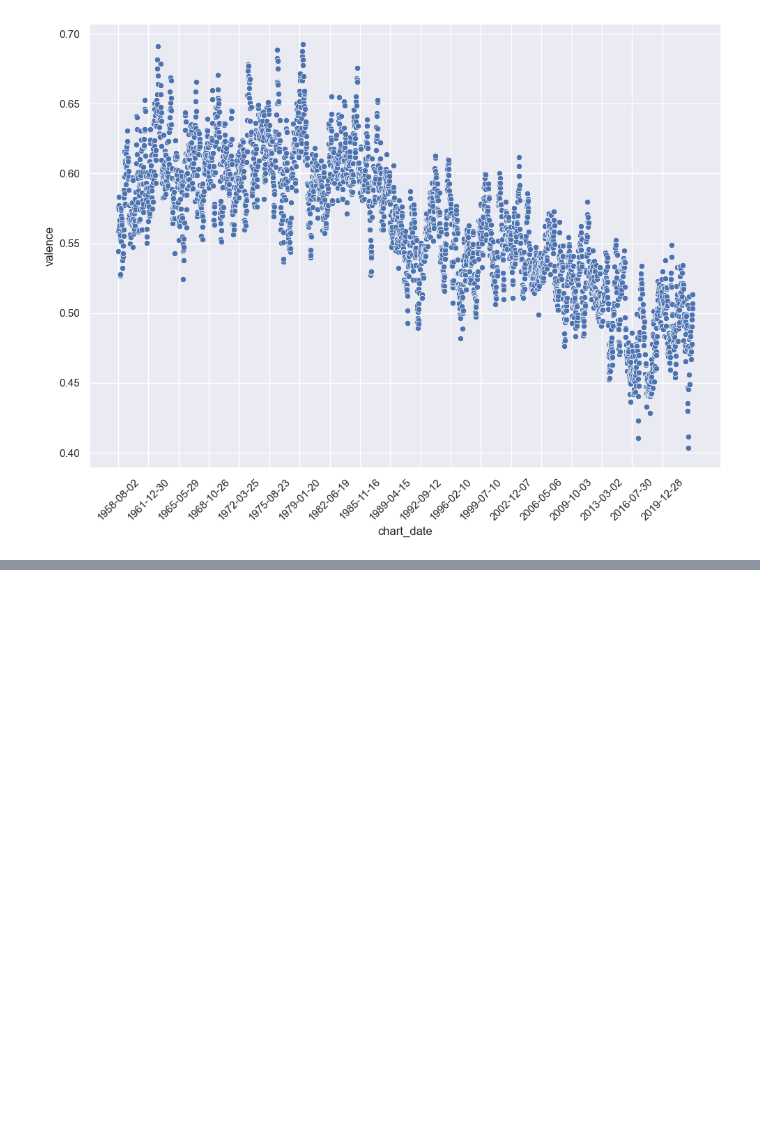
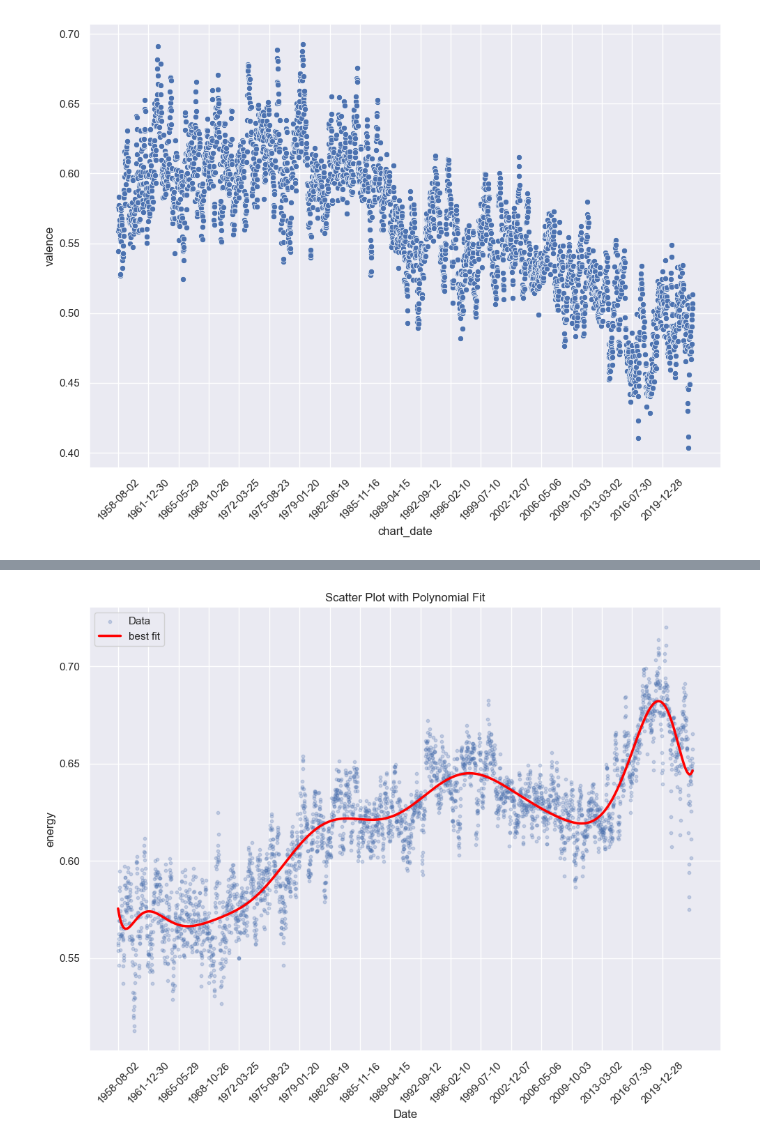
Before and after one commit to ronanhansel/billboard-music-trend, a Jupyter notebook: main.ipynb, the cells around one changed output, grey strips where cells are left out. Cells and saved outputs as stored; diff of their text form; code cells hidden in the pictures; blank space fills up the shorter version.

```diff
--- a/main.ipynb
+++ b/main.ipynb
@@ -903,0 +964,5 @@ plt.show()
+# %%
+poly_line_generator('energy')
+plt.show()
+# %% [output]
+[figure, added]
```
Also changed, not shown: parts of 10 cells of this notebook.
